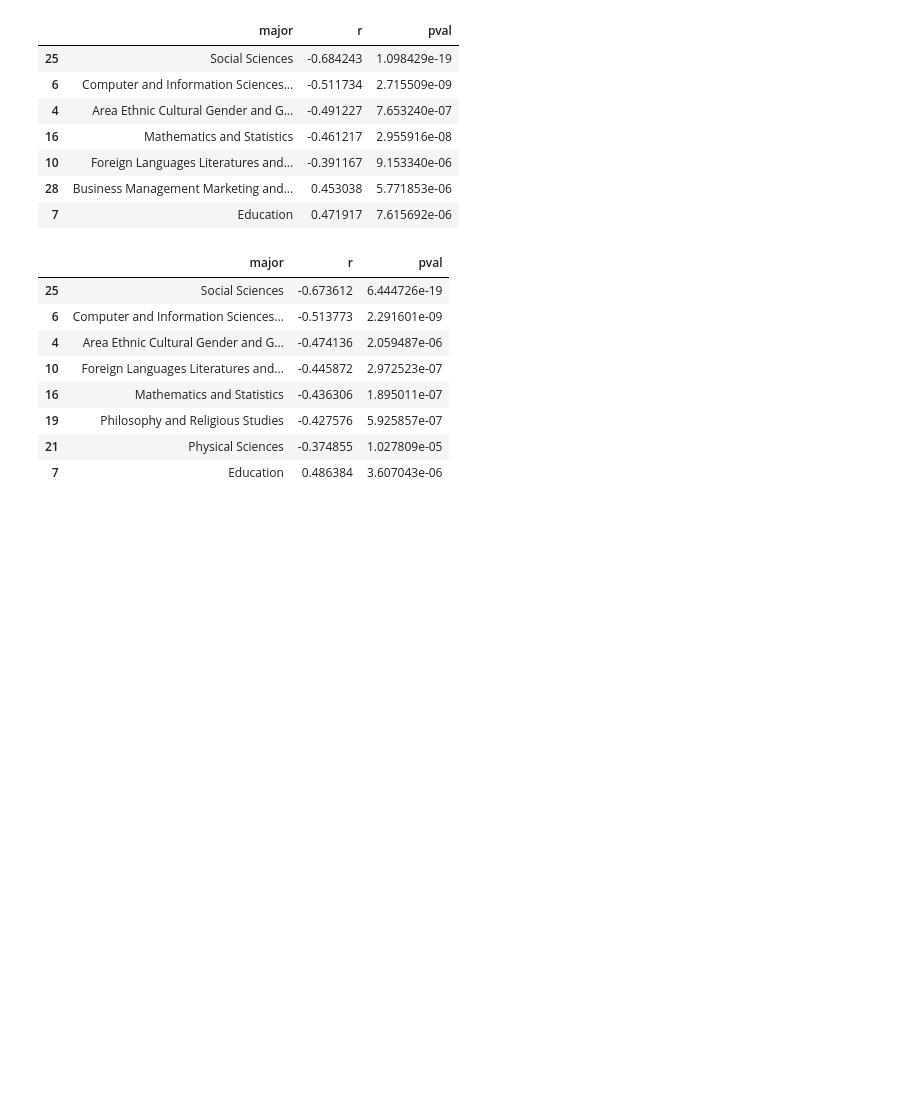
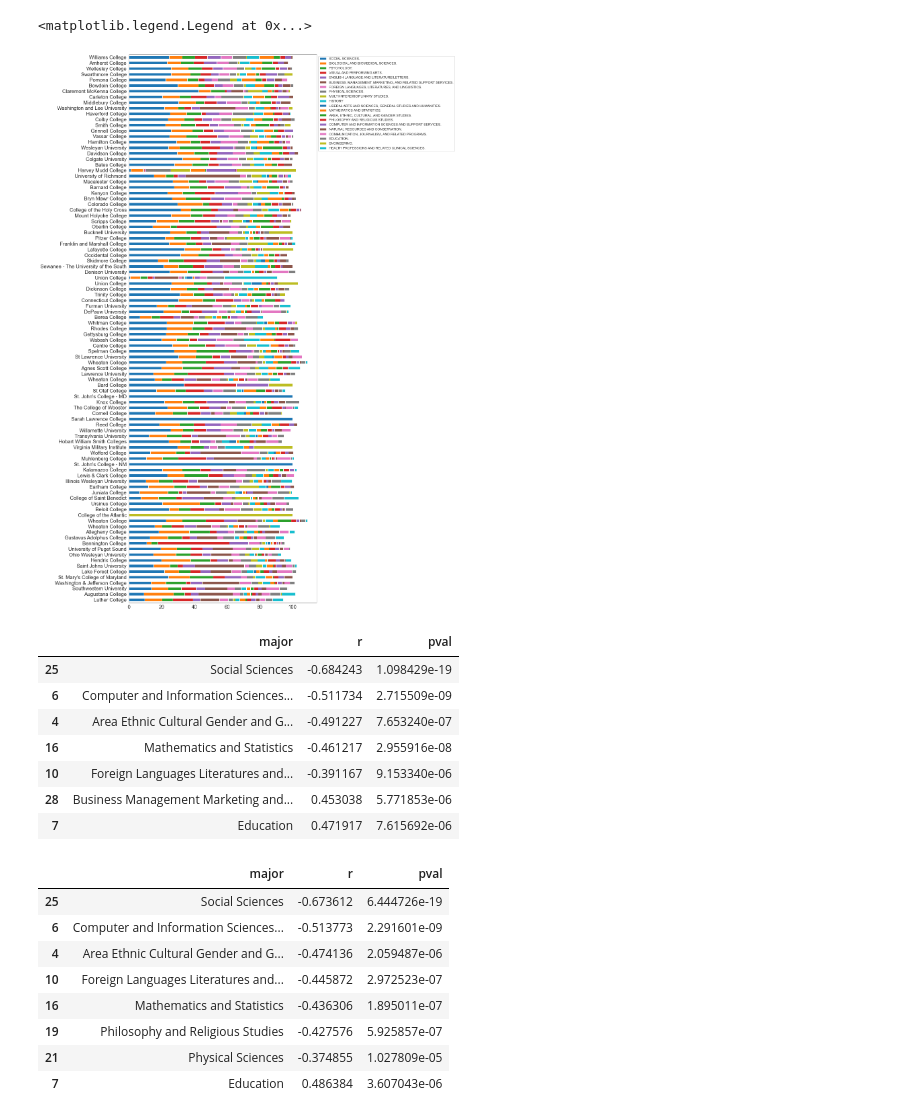
Before and after one commit to jmasontaylor/Education, a Jupyter notebook: src/Majors.ipynb, the cells around one changed output. Saved outputs shown, nothing was run; the diff lists cells and outputs as text; code cells hidden in the pictures; blank space fills up the shorter version.

Commit message:
Major breakdown of Liberal Arts, now based on histoical data, not just one year + Renaming diversity liberal arts vs. research unis

```diff
--- a/src/Majors.ipynb
+++ b/src/Majors.ipynb
@@ -1,6 +1,10 @@
 # %%
 import pandas as pd
+from scipy.stats import pearsonr, spearmanr
+from glob import glob
+# import seaborn as sns
+sns.set_style(None)
 from matplotlib import pyplot as plt
-from scipy.stats import pearsonr, spearmanr
+import numpy as np
 
 %matplotlib inline
@@ -6,0 +79,32 @@ from scipy.stats import pearsonr, spearmanr
+# %%
+results = results.fillna(0)
+
+# Average over all years
+means = results.groupby(['UNITID', 'CIPCODE_CAT']).apply(lambda x: pd.Series({'mean':x[0].mean(), 'sem':x[0].sem()})).reset_index()
+means = means.fillna(0)
+
+# Pivot so each row is institute, each column is a major
+pivoted = pd.pivot(means, index='UNITID', columns='CIPCODE_CAT', values='mean').fillna(0)
+pivoted = pivoted.drop(columns=[95])
+
+# Convert counts to ratios
+cats = top100LA.columns
+pivoted = pivoted.apply(lambda x: round(100*(x[cats[:-1]]/x[cats[-1]]), 2), axis=1)
+
+
+merged = merged.sort_values('Rank')
+top100LA = pivoted.loc[merged.loc[merged['Y']=='liberal_arts', 'UNITID']]
+top100RU = pivoted.loc[merged.loc[merged['Y']=='research', 'UNITID']]
+
+
+top100LA.index = merged.loc[top100LA.index, 'INSTNM'].values
+
+cipcode_descs = pd.read_csv('../data/cipcode_cat.csv', index_col=0)
+
+
+top100LA.columns = cipcode_descs.loc[top100LA.columns, 'desc']
+majors_ranked = top100LA.mean().sort_values(ascending=False).index
+# %%
+# Drop columns
+cols_to_drop = top100LA.columns[top100LA.sum()==0]
+top100LA = top100LA.drop(columns=cols_to_drop)
@@ -6,0 +137,2 @@ from scipy.stats import pearsonr, spearmanr
+# %%
+top100LA['Rank'] = range(1, len(top100LA)+1)
@@ -7,3 +159,11 @@ from scipy.stats import pearsonr, spearmanr
+# %%
+# Plotting
+
+top100LA[majors_ranked[:20]][::-1].plot(kind='barh', stacked=True, figsize=(10, 30), fontsize=15)
+plt.legend(loc='upper left', bbox_to_anchor=(1, 1))
+# %% [output]
+<matplotlib.legend.Legend at 0x...>
+[figure, added]
 # %%
 data = pd.read_csv('Data_5-30-2022.csv')
 data.index = data['Institution Name']
```
Also changed, not shown: parts of 5 cells of this notebook, 1 other file.
